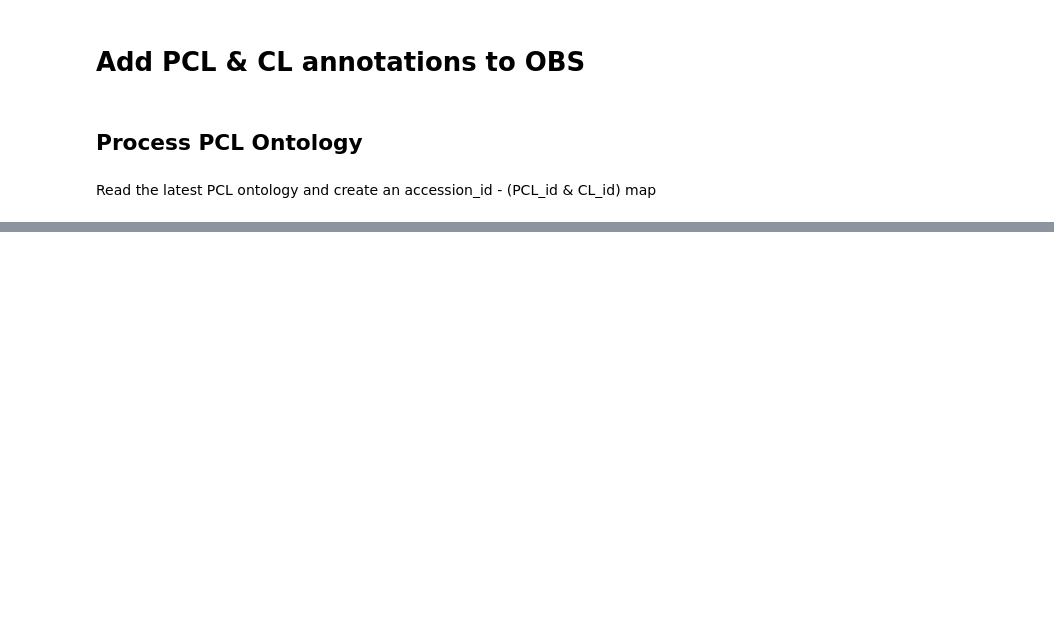
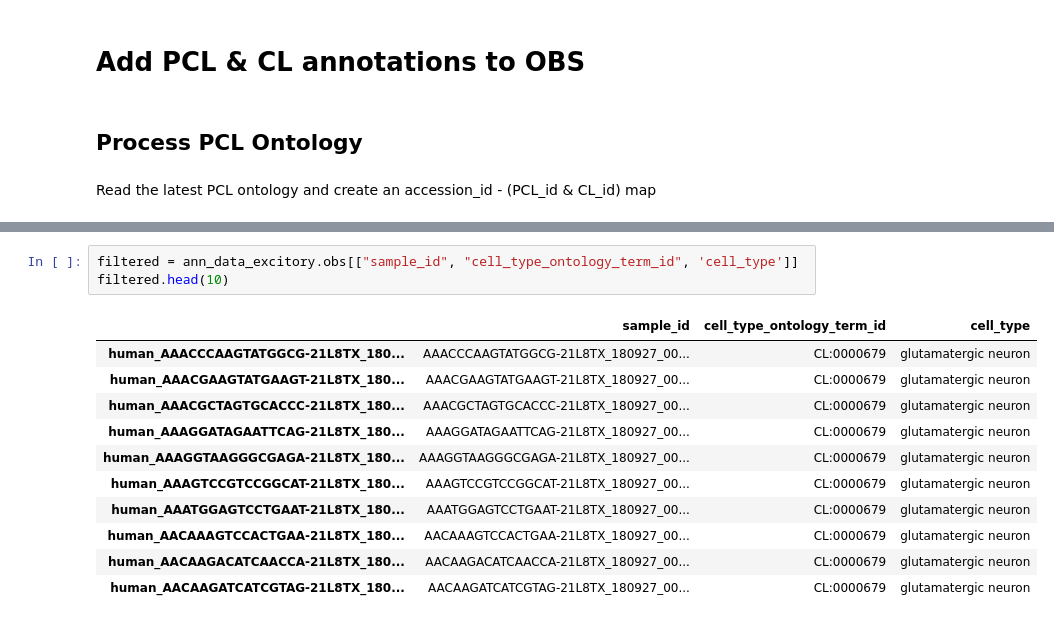
Before and after one commit to hkir-dev/h5ad-annotation, a Jupyter notebook: BDSO-multi-species-correlation.ipynb, the cells around one changed output, grey strips where cells are left out. Saved outputs shown, nothing was run; the diff lists cells and outputs as text; blank space fills up the shorter version.

```diff
--- a/BDSO-multi-species-correlation.ipynb
+++ b/BDSO-multi-species-correlation.ipynb
@@ -399,0 +499,15 @@ pcl_mapping["CS202002013_1"]
+# %%
+filtered = ann_data_excitory.obs[["sample_id", "cell_type_ontology_term_id", 'cell_type']]
+filtered.head(10)
+# %% [output]
+|  | sample_id | cell_type_ontology_term_id | cell_type |
+| human_AAACCCAAGTATGGCG-21L8TX_180... | AAACCCAAGTATGGCG-21L8TX_180927_00... | CL:0000679 | glutamatergic neuron |
+| human_AAACGAAGTATGAAGT-21L8TX_180... | AAACGAAGTATGAAGT-21L8TX_180927_00... | CL:0000679 | glutamatergic neuron |
+| human_AAACGCTAGTGCACCC-21L8TX_180... | AAACGCTAGTGCACCC-21L8TX_180927_00... | CL:0000679 | glutamatergic neuron |
+| human_AAAGGATAGAATTCAG-21L8TX_180... | AAAGGATAGAATTCAG-21L8TX_180927_00... | CL:0000679 | glutamatergic neuron |
+| human_AAAGGTAAGGGCGAGA-21L8TX_180... | AAAGGTAAGGGCGAGA-21L8TX_180927_00... | CL:0000679 | glutamatergic neuron |
+| human_AAAGTCCGTCCGGCAT-21L8TX_180... | AAAGTCCGTCCGGCAT-21L8TX_180927_00... | CL:0000679 | glutamatergic neuron |
+| human_AAATGGAGTCCTGAAT-21L8TX_180... | AAATGGAGTCCTGAAT-21L8TX_180927_00... | CL:0000679 | glutamatergic neuron |
+| human_AACAAAGTCCACTGAA-21L8TX_180... | AACAAAGTCCACTGAA-21L8TX_180927_00... | CL:0000679 | glutamatergic neuron |
+| human_AACAAGACATCAACCA-21L8TX_180... | AACAAGACATCAACCA-21L8TX_180927_00... | CL:0000679 | glutamatergic neuron |
+| human_AACAAGATCATCGTAG-21L8TX_180... | AACAAGATCATCGTAG-21L8TX_180927_00... | CL:0000679 | glutamatergic neuron |
```
Also changed, not shown: parts of 18 cells of this notebook.
